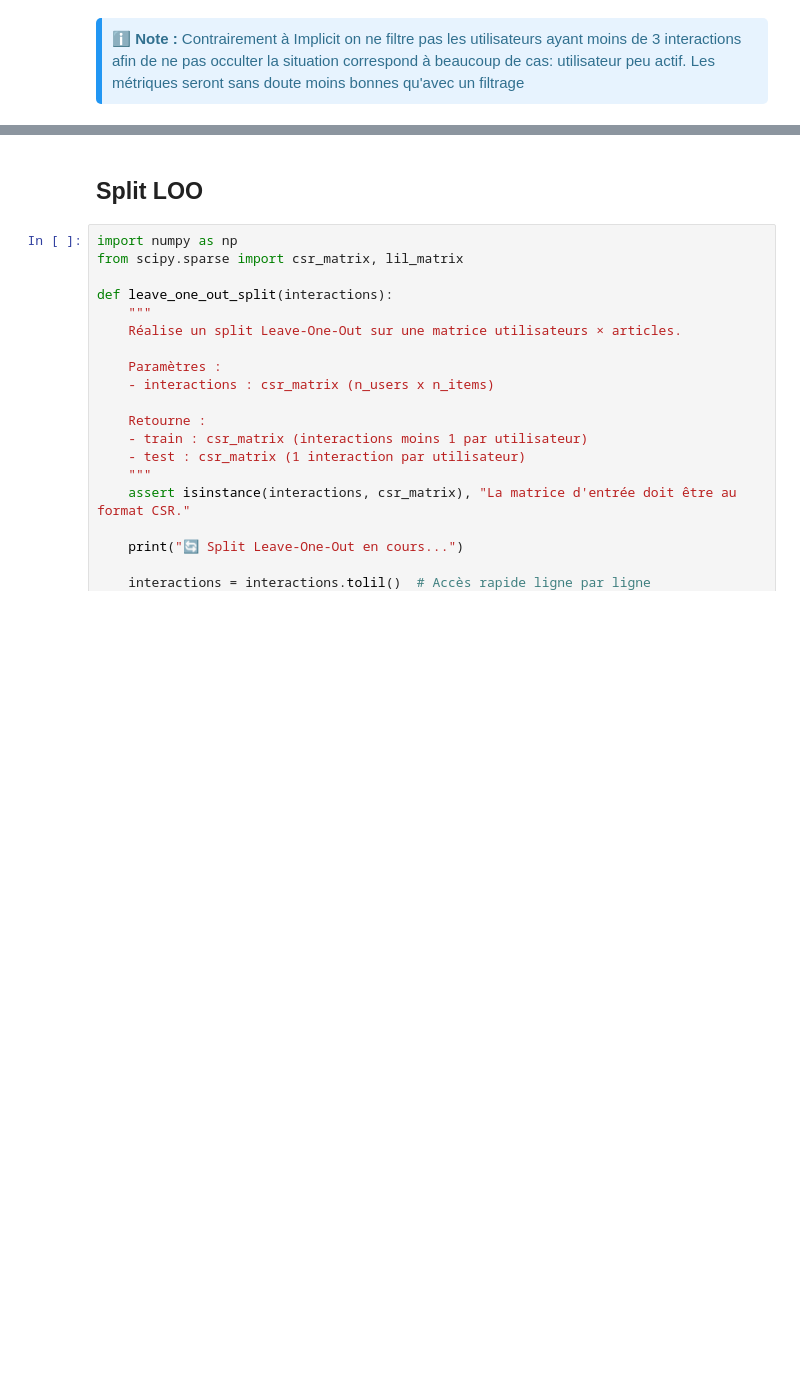
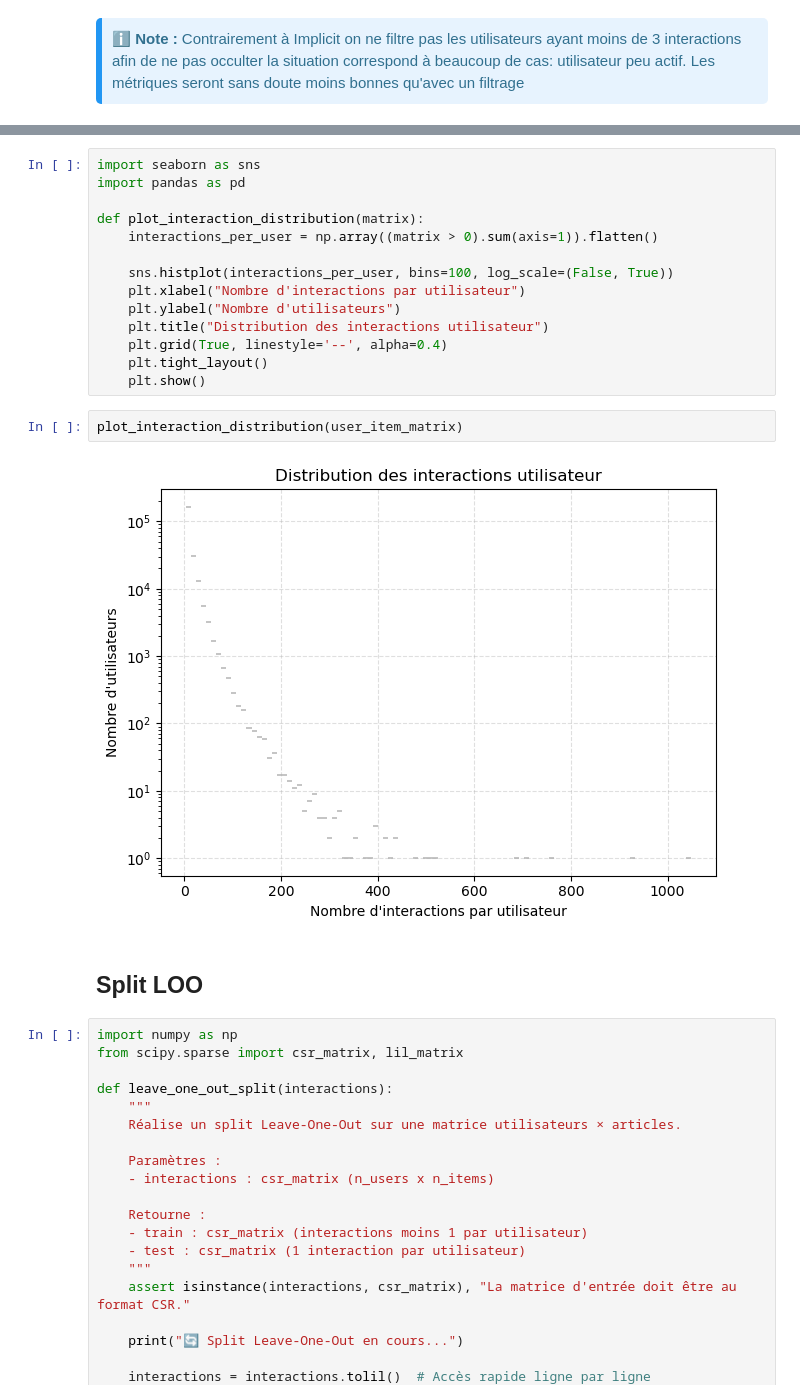
Before and after one commit to cecile-aie/oc_aie_p10, a Jupyter notebook: hybrid_lightfm_modelisation.ipynb, the cells around one changed output, grey strips where cells are left out. Cells and saved outputs as stored; diff of their text form; blank space fills up the shorter version.

```diff
--- a/hybrid_lightfm_modelisation.ipynb
+++ b/hybrid_lightfm_modelisation.ipynb
@@ -143,3 +235,21 @@ user_item_matrix, user_mapping, item_mapping = build_user_item_matrix_for_lightf
+# %%
+import seaborn as sns
+import pandas as pd
+
+def plot_interaction_distribution(matrix):
+    interactions_per_user = np.array((matrix > 0).sum(axis=1)).flatten()
+
+    sns.histplot(interactions_per_user, bins=100, log_scale=(False, True))
+    plt.xlabel("Nombre d'interactions par utilisateur")
+    plt.ylabel("Nombre d'utilisateurs")
+    plt.title("Distribution des interactions utilisateur")
+    plt.grid(True, linestyle='--', alpha=0.4)
+    plt.tight_layout()
+    plt.show()
+# %%
+plot_interaction_distribution(user_item_matrix)
+# %% [output]
+[figure, added]
 # %% [markdown]
 ## Split LOO
 # %%
```
Also changed, not shown: parts of 49 cells of this notebook, 3 other files.
